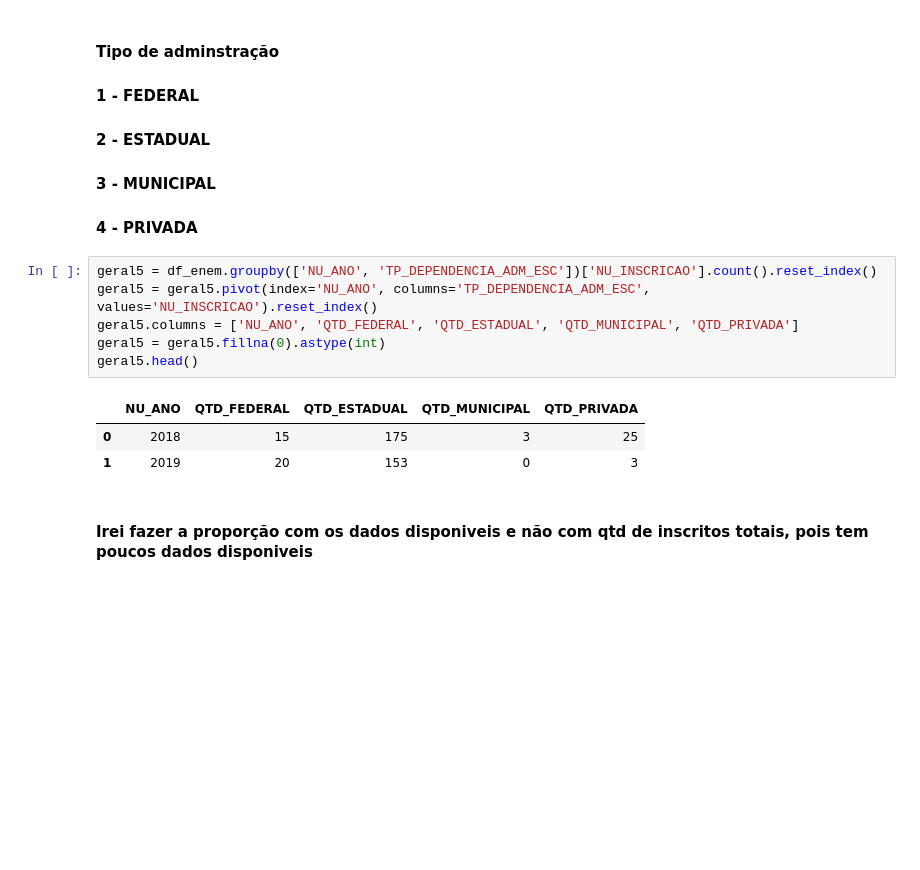
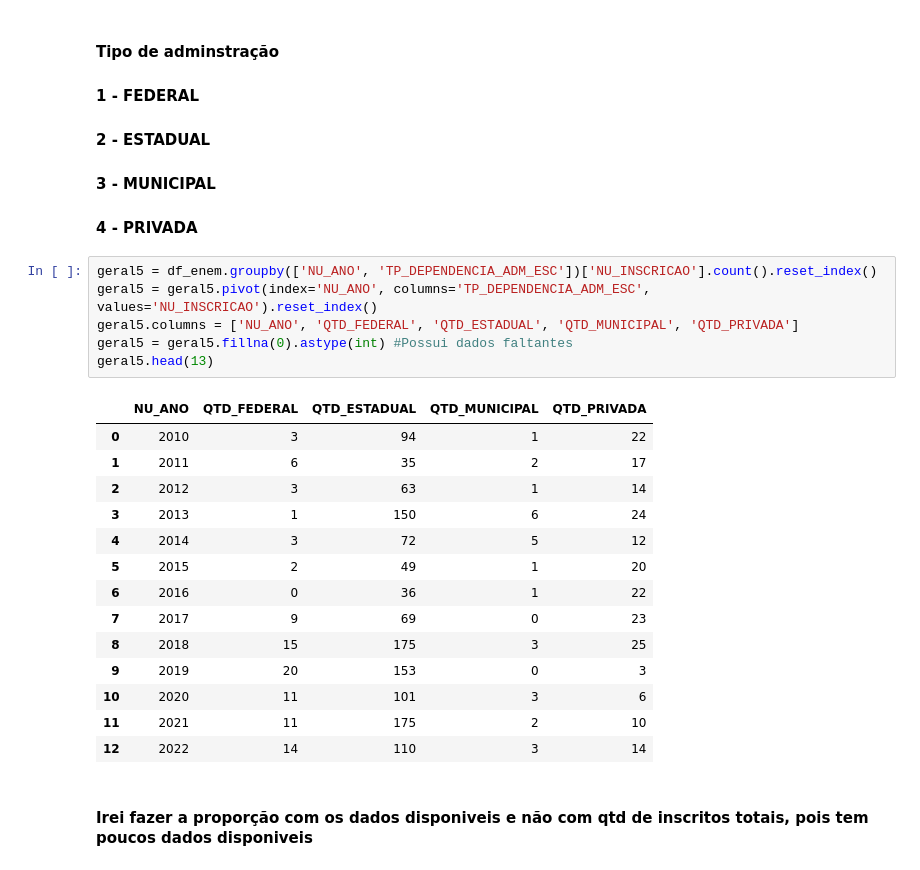
Before and after one commit to Bruno-Santana-Eco/Analise-de-Dados-ENEM, a Jupyter notebook: DataPrep1.ipynb, the cells around one changed output. Saved outputs shown, nothing was run; the diff lists cells and outputs as text; blank space fills up the shorter version.

```diff
--- a/DataPrep1.ipynb
+++ b/DataPrep1.ipynb
@@ -539,13 +542,24 @@ geral.head()
 # %%
 geral5 = df_enem.groupby(['NU_ANO', 'TP_DEPENDENCIA_ADM_ESC'])['NU_INSCRICAO'].count().reset_index()
 geral5 = geral5.pivot(index='NU_ANO', columns='TP_DEPENDENCIA_ADM_ESC', values='NU_INSCRICAO').reset_index()
 geral5.columns = ['NU_ANO', 'QTD_FEDERAL', 'QTD_ESTADUAL', 'QTD_MUNICIPAL', 'QTD_PRIVADA']
-geral5 = geral5.fillna(0).astype(int)
-geral5.head()
+geral5 = geral5.fillna(0).astype(int) #Possui dados faltantes
+geral5.head(13)
 # %% [output]
 |  | NU_ANO | QTD_FEDERAL | QTD_ESTADUAL | QTD_MUNICIPAL | QTD_PRIVADA |
-| 0 | 2018 | 15 | 175 | 3 | 25 |
-| 1 | 2019 | 20 | 153 | 0 | 3 |
+| 0 | 2010 | 3 | 94 | 1 | 22 |
+| 1 | 2011 | 6 | 35 | 2 | 17 |
+| 2 | 2012 | 3 | 63 | 1 | 14 |
+| 3 | 2013 | 1 | 150 | 6 | 24 |
+| 4 | 2014 | 3 | 72 | 5 | 12 |
+| 5 | 2015 | 2 | 49 | 1 | 20 |
+| 6 | 2016 | 0 | 36 | 1 | 22 |
+| 7 | 2017 | 9 | 69 | 0 | 23 |
+| 8 | 2018 | 15 | 175 | 3 | 25 |
+| 9 | 2019 | 20 | 153 | 0 | 3 |
+| 10 | 2020 | 11 | 101 | 3 | 6 |
+| 11 | 2021 | 11 | 175 | 2 | 10 |
+| 12 | 2022 | 14 | 110 | 3 | 14 |
 # %% [markdown]
 #### Irei fazer a proporção com os dados disponiveis e não com qtd de inscritos totais, pois tem poucos dados disponiveis
 # %%
```
Also changed, not shown: parts of 30 cells of this notebook, 2 other files.
